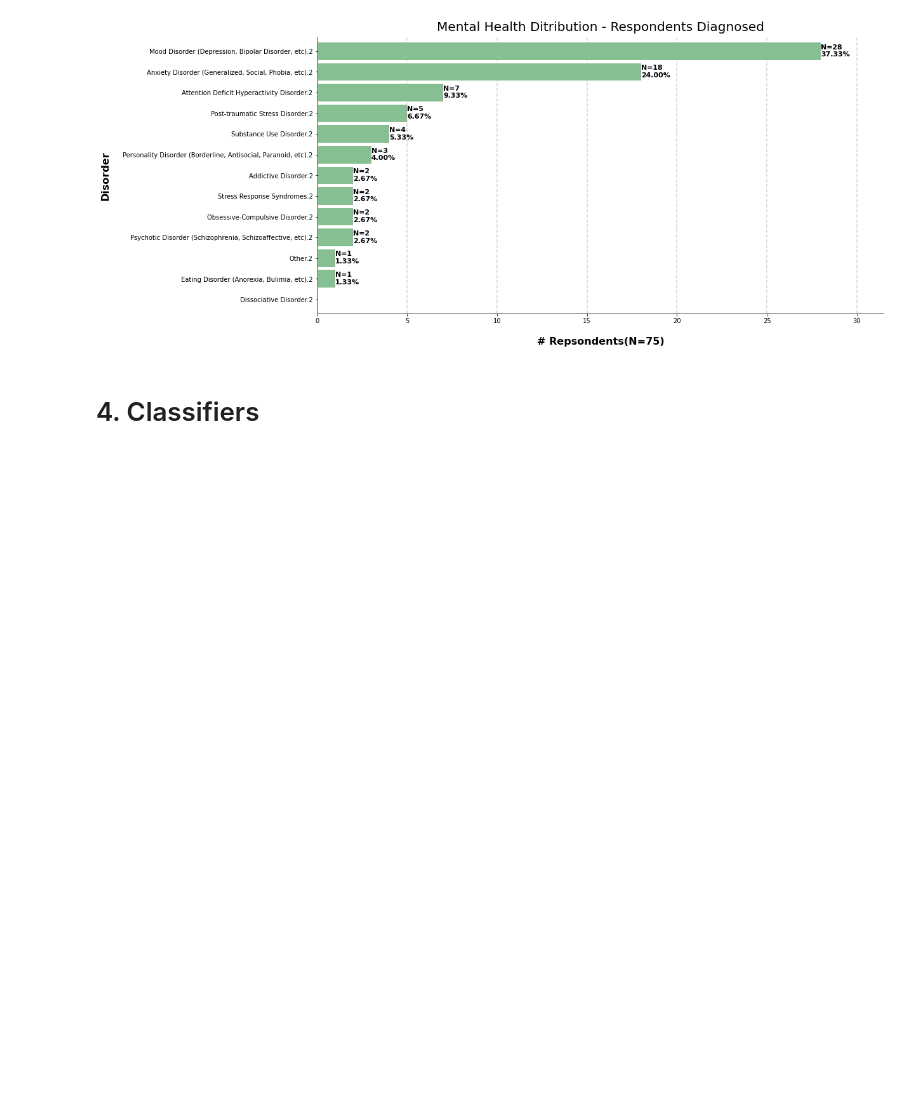
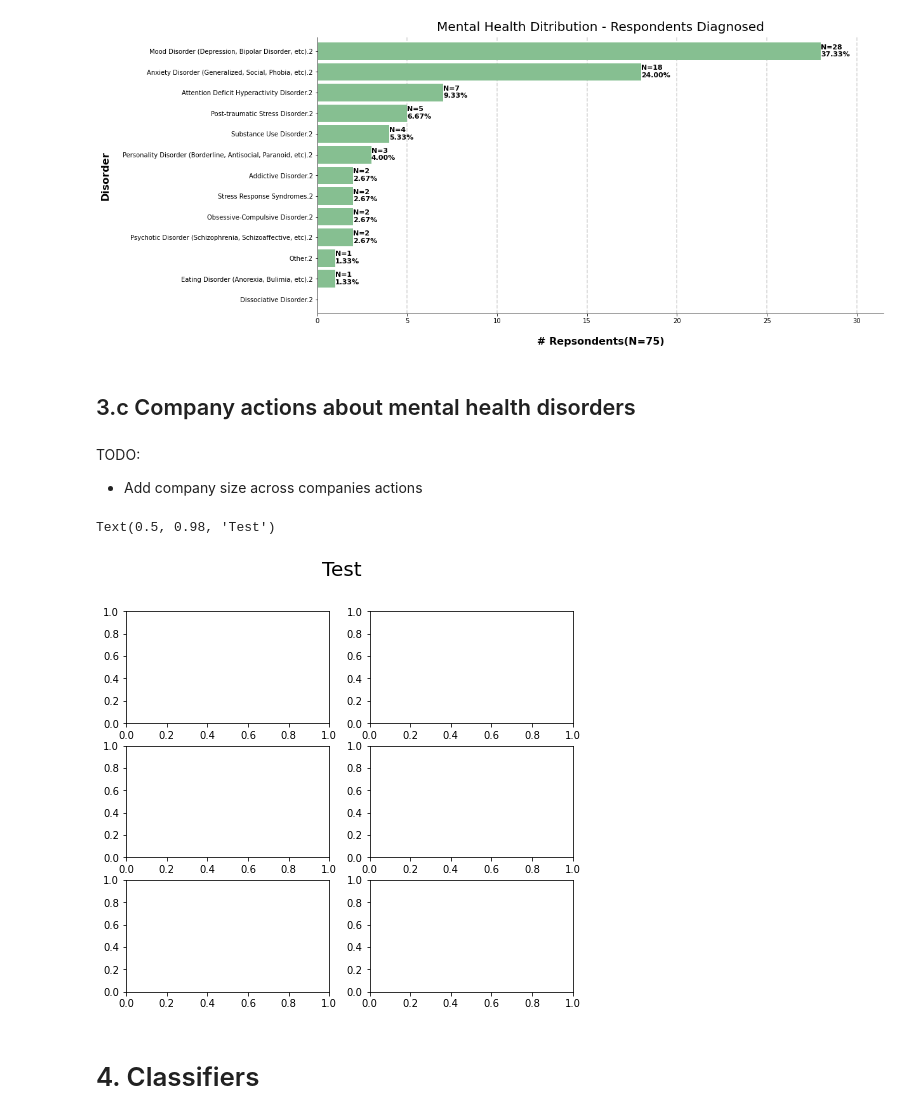
Before and after one commit to MarkJasonE/MentalHealthInTech, a Jupyter notebook: Mental Health In Tech - OSMI 2020.ipynb, the cells around one changed output. Saved outputs shown, nothing was run; the diff lists cells and outputs as text; code cells hidden in the pictures; blank space fills up the shorter version.

```diff
--- a/Mental Health In Tech - OSMI 2020.ipynb
+++ b/Mental Health In Tech - OSMI 2020.ipynb
@@ -898,6 +914,17 @@ diagnosed_columns = surveyC1.filter(regex="2$", axis=1)#MHD columns that respond
 mh_dist_plot(diagnosed_columns, title_name="Mental Health Ditribution - Respondents Diagnosed")
 # %% [output]
 [figure]
+# %% [markdown]
+## 3.c Company actions about mental health disorders
+# %% [markdown]
+TODO:
+- Add company size across companies actions
+# %%
+fig, ax = plt.subplots(figsize=(8,7), ncols=2, nrows=3)
+plt.suptitle("Test", fontsize=20)
+# %% [output]
+Text(0.5, 0.98, 'Test')
+[figure, added]
 # %% [markdown]
 # 4. Classifiers
 # %% [markdown]
```
Also changed, not shown: parts of 10 cells of this notebook.
